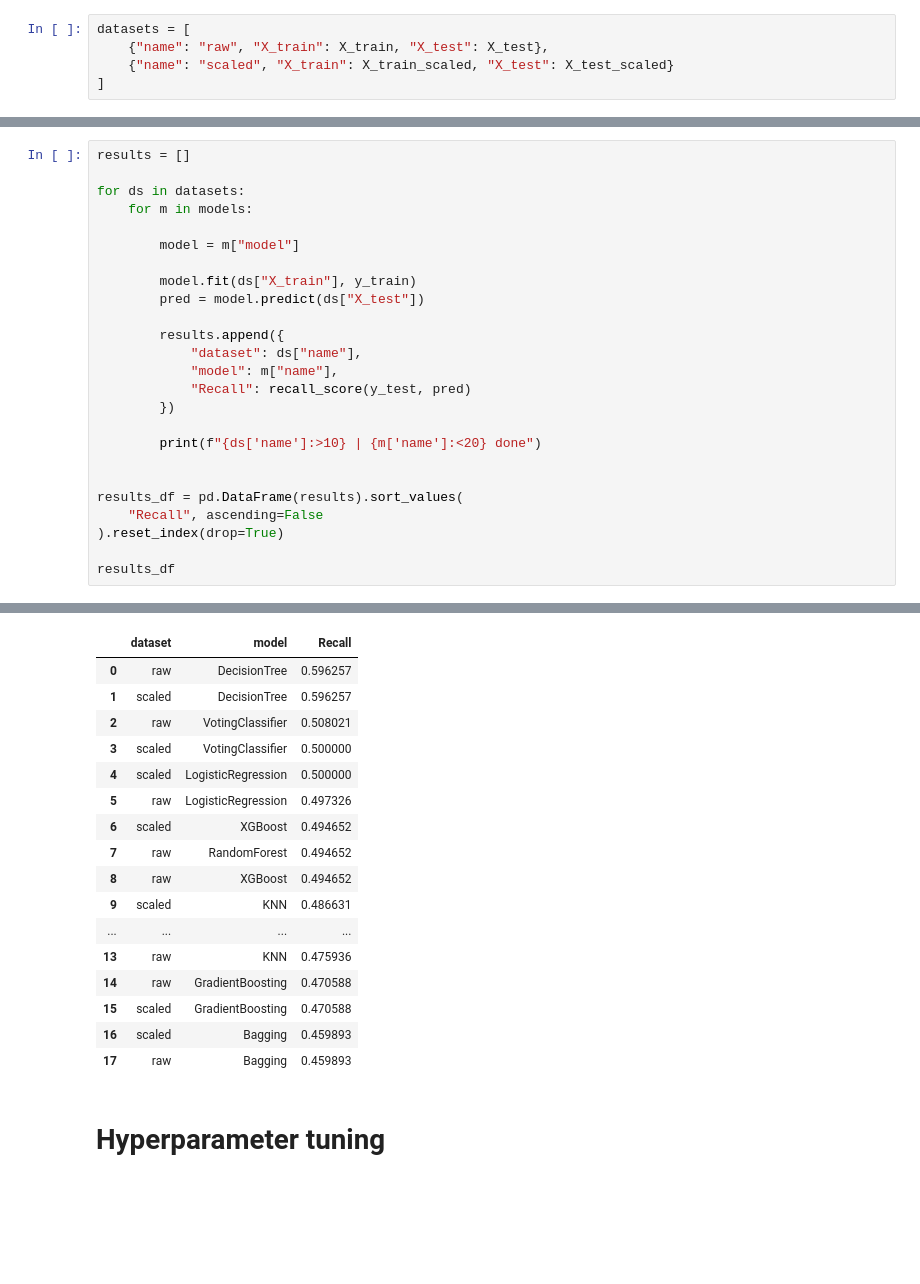
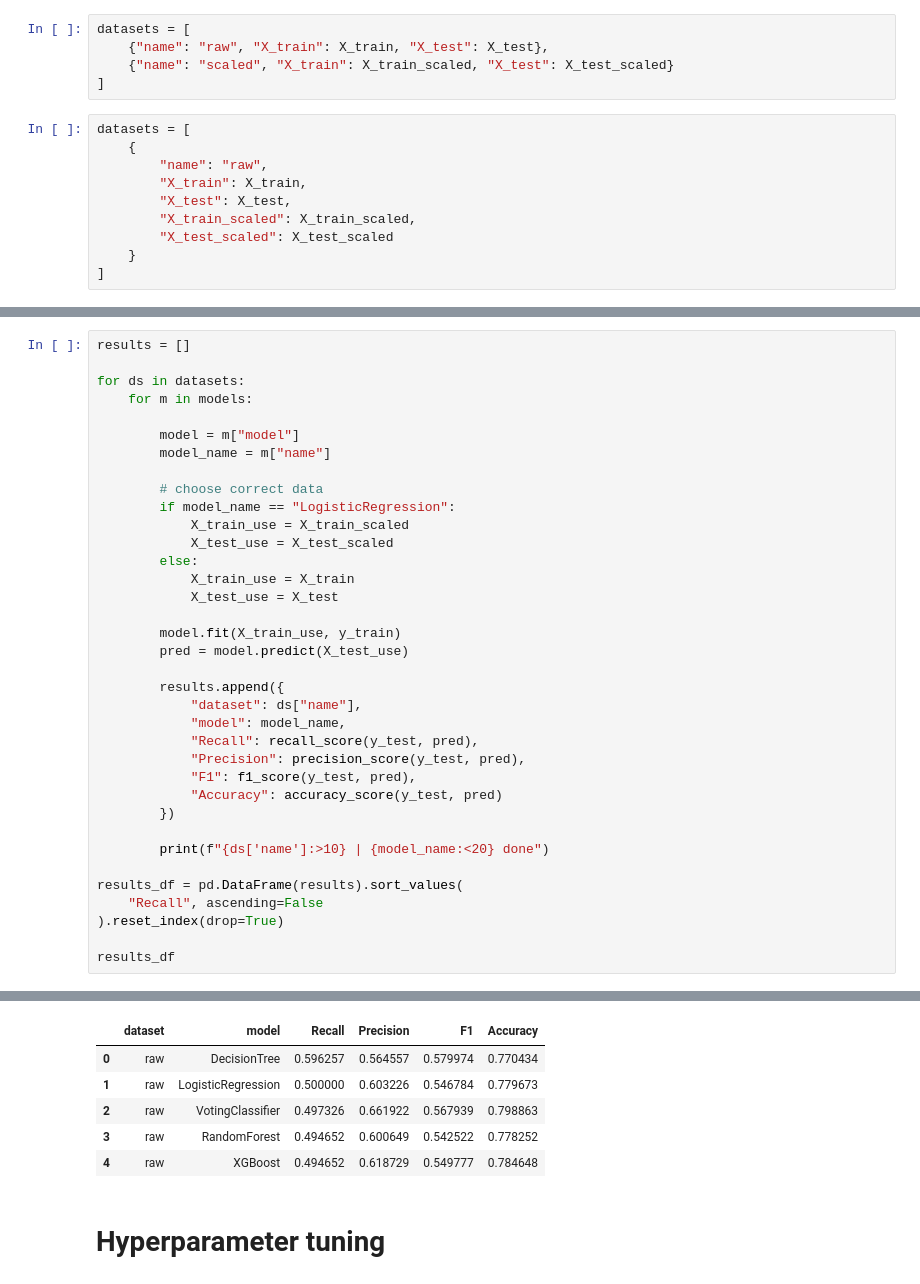
Before and after one commit to Olgaolga9005/customer_churn_ml_project, a Jupyter notebook: 02_feature_engineering.ipynb, the cells around one changed output, grey strips where cells are left out. Cells and saved outputs as stored; diff of their text form; blank space fills up the shorter version.

```diff
--- a/02_feature_engineering.ipynb
+++ b/02_feature_engineering.ipynb
@@ -188,6 +185,16 @@ datasets = [
     {"name": "raw", "X_train": X_train, "X_test": X_test},
     {"name": "scaled", "X_train": X_train_scaled, "X_test": X_test_scaled}
 ]
+# %%
+datasets = [
+    {
+        "name": "raw",
+        "X_train": X_train,
+        "X_test": X_test,
+        "X_train_scaled": X_train_scaled,
+        "X_test_scaled": X_test_scaled
+    }
+]
 # %%
 models = [
 
@@ -233,18 +242,29 @@ for ds in datasets:
     for m in models:
 
         model = m["model"]
+        model_name = m["name"]
 
-        model.fit(ds["X_train"], y_train)
-        pred = model.predict(ds["X_test"])
+        # choose correct data
+        if model_name == "LogisticRegression":
+            X_train_use = X_train_scaled
+            X_test_use = X_test_scaled
+        else:
+            X_train_use = X_train
+            X_test_use = X_test
+
+        model.fit(X_train_use, y_train)
+        pred = model.predict(X_test_use)
 
         results.append({
             "dataset": ds["name"],
-            "model": m["name"],
-            "Recall": recall_score(y_test, pred)
+            "model": model_name,
+            "Recall": recall_score(y_test, pred),
+            "Precision": precision_score(y_test, pred),
+            "F1": f1_score(y_test, pred),
+            "Accuracy": accuracy_score(y_test, pred)
         })
 
-        print(f"{ds['name']:>10} | {m['name']:<20} done")
-
+        print(f"{ds['name']:>10} | {model_name:<20} done")
 
 results_df = pd.DataFrame(results).sort_values(
     "Recall", ascending=False
@@ -273,20 +280,9 @@ results_df
-|  | dataset | model | Recall |
-| 0 | raw | DecisionTree | 0.596257 |
-| 1 | scaled | DecisionTree | 0.596257 |
-| 2 | raw | VotingClassifier | 0.508021 |
-| 3 | scaled | VotingClassifier | 0.500000 |
-| 4 | scaled | LogisticRegression | 0.500000 |
-| 5 | raw | LogisticRegression | 0.497326 |
-| 6 | scaled | XGBoost | 0.494652 |
-| 7 | raw | RandomForest | 0.494652 |
-| 8 | raw | XGBoost | 0.494652 |
-| 9 | scaled | KNN | 0.486631 |
-| ... | ... | ... | ... |
-| 13 | raw | KNN | 0.475936 |
-| 14 | raw | GradientBoosting | 0.470588 |
-| 15 | scaled | GradientBoosting | 0.470588 |
-| 16 | scaled | Bagging | 0.459893 |
-| 17 | raw | Bagging | 0.459893 |
+|  | dataset | model | Recall | Precision | F1 | Accuracy |
+| 0 | raw | DecisionTree | 0.596257 | 0.564557 | 0.579974 | 0.770434 |
+| 1 | raw | LogisticRegression | 0.500000 | 0.603226 | 0.546784 | 0.779673 |
+| 2 | raw | VotingClassifier | 0.497326 | 0.661922 | 0.567939 | 0.798863 |
+| 3 | raw | RandomForest | 0.494652 | 0.600649 | 0.542522 | 0.778252 |
+| 4 | raw | XGBoost | 0.494652 | 0.618729 | 0.549777 | 0.784648 |
 # %% [markdown]
 # Hyperparameter tuning
 # %% [markdown]
```
Also changed, not shown: parts of 11 cells of this notebook, 2 other files.
